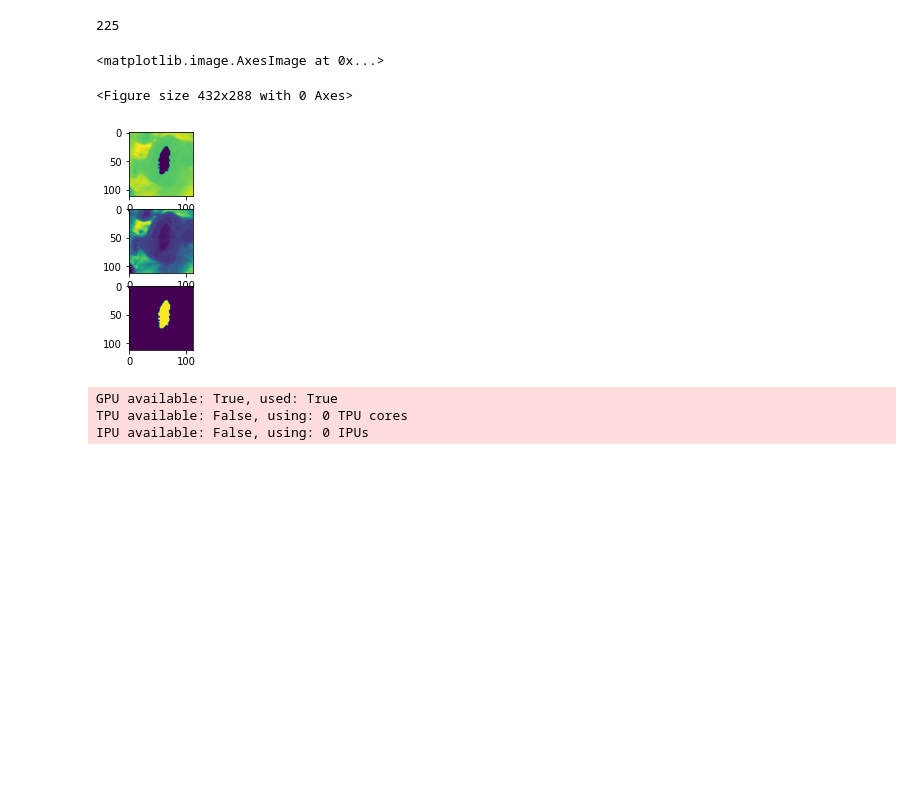
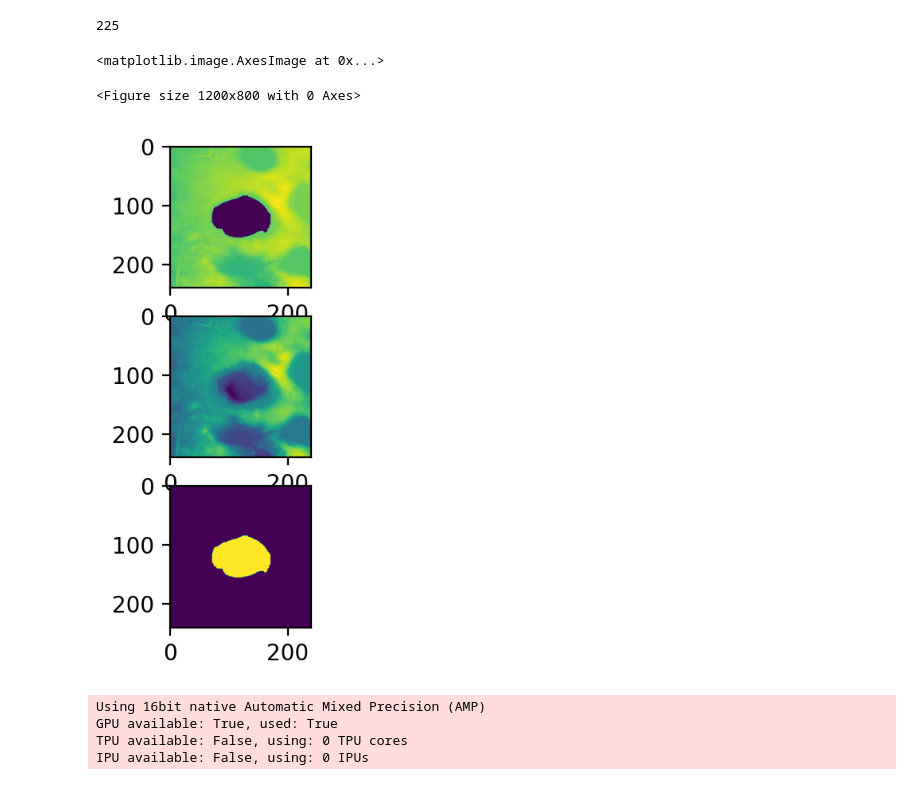
Before and after one commit to KennethTM/autoencoder-for-lake-bathymetry, a Jupyter notebook: dem_autoencoder.ipynb, the cells around one changed output. Saved outputs shown, nothing was run; the diff lists cells and outputs as text; code cells hidden in the pictures; blank space fills up the shorter version.

```diff
--- a/dem_autoencoder.ipynb
+++ b/dem_autoencoder.ipynb
@@ -422,21 +442,21 @@ train_ds = Lakes(train_list, train_transform)
 valid_ds = Lakes(valid_list)
 test_ds = Lakes(test_list)
 # %%
-tmp_in, tmp_target, tmp_mask = train_ds[2]
+tmp_in, tmp_target, tmp_mask = train_ds[3]
 
 tmp_in_np = tmp_in.squeeze().numpy()
 tmp_target_np = tmp_target.squeeze().numpy()
 tmp_mask_np = tmp_mask.squeeze().numpy()
 
 plt.figure()
 f, axarr = plt.subplots(3,1)
 axarr[0].imshow(tmp_in_np)
 axarr[1].imshow(tmp_target_np)
 axarr[2].imshow(tmp_mask_np)
 # %% [output]
 <matplotlib.image.AxesImage at 0x...>
-<Figure size 432x288 with 0 Axes>
+<Figure size 1200x800 with 0 Axes>
-[figure, old version]
+[figure, new version]
 # %%
 #How to train network with different size input? (all divisible by 16)
 # %%
@@ -457,9 +477,12 @@ lake_model.hparams.lr = 1e-3
 checkpoint_callback = ModelCheckpoint(monitor="val_loss", save_last=True)
 
 trainer = pl.Trainer(gpus=1,
-                     max_epochs=200,
-                     callbacks=[checkpoint_callback])
+                     max_epochs=100,
+                     callbacks=[checkpoint_callback, swa_callback],
+                     accumulate_grad_batches=8,
+                     precision=16)
 # %% [output]
+Using 16bit native Automatic Mixed Precision (AMP)
 GPU available: True, used: True
 TPU available: False, using: 0 TPU cores
 IPU available: False, using: 0 IPUs
```
Also changed, not shown: parts of 20 cells of this notebook.
